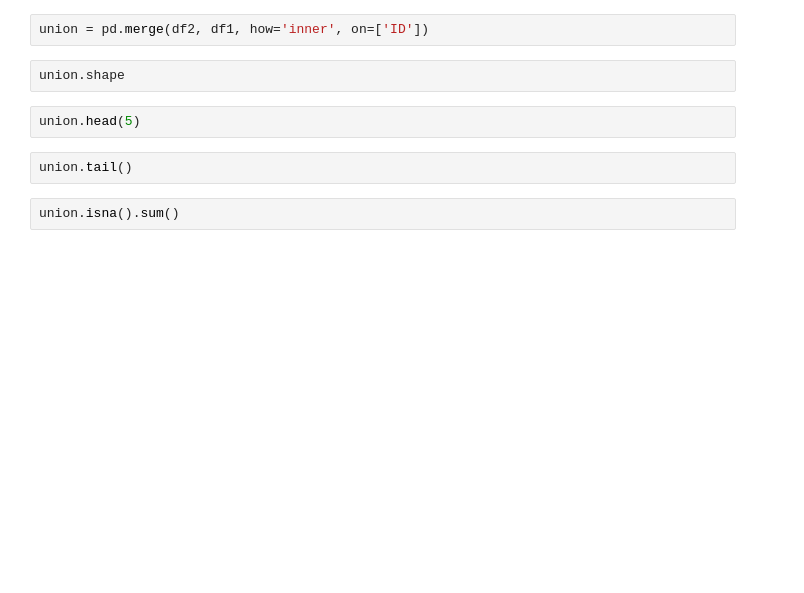
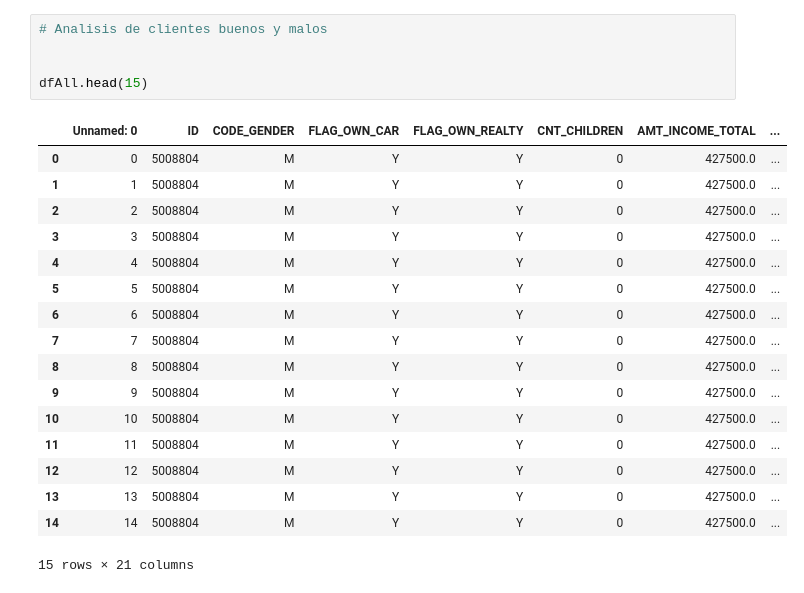
Before and after one commit to lymc33/Data_analysis_exercises, a Jupyter notebook: KPI_exercise/data_analysis.ipynb, the cells around one changed output. Cells and saved outputs as stored; diff of their text form; blank space fills up the shorter version.

```diff
--- a/KPI_exercise/data_analysis.ipynb
+++ b/KPI_exercise/data_analysis.ipynb
@@ -51,10 +6,23 @@ print( df1.shape, df2.shape )
-# %%
-union = pd.merge(df2, df1, how='inner', on=['ID'])
-# %%
-union.shape
-# %%
-union.head(5)
-# %%
-union.tail()
-# %%
-union.isna().sum()
+# %%
+# Analisis de clientes buenos y malos
+
+
+dfAll.head(15)
+# %% [output]
+|  | Unnamed: 0 | ID | CODE_GENDER | FLAG_OWN_CAR | FLAG_OWN_REALTY | CNT_CHILDREN | AMT_INCOME_TOTAL | ... |
+| 0 | 0 | 5008804 | M | Y | Y | 0 | 427500.0 | ... |
+| 1 | 1 | 5008804 | M | Y | Y | 0 | 427500.0 | ... |
+| 2 | 2 | 5008804 | M | Y | Y | 0 | 427500.0 | ... |
+| 3 | 3 | 5008804 | M | Y | Y | 0 | 427500.0 | ... |
+| 4 | 4 | 5008804 | M | Y | Y | 0 | 427500.0 | ... |
+| 5 | 5 | 5008804 | M | Y | Y | 0 | 427500.0 | ... |
+| 6 | 6 | 5008804 | M | Y | Y | 0 | 427500.0 | ... |
+| 7 | 7 | 5008804 | M | Y | Y | 0 | 427500.0 | ... |
+| 8 | 8 | 5008804 | M | Y | Y | 0 | 427500.0 | ... |
+| 9 | 9 | 5008804 | M | Y | Y | 0 | 427500.0 | ... |
+| 10 | 10 | 5008804 | M | Y | Y | 0 | 427500.0 | ... |
+| 11 | 11 | 5008804 | M | Y | Y | 0 | 427500.0 | ... |
+| 12 | 12 | 5008804 | M | Y | Y | 0 | 427500.0 | ... |
+| 13 | 13 | 5008804 | M | Y | Y | 0 | 427500.0 | ... |
+| 14 | 14 | 5008804 | M | Y | Y | 0 | 427500.0 | ... |
+15 rows × 21 columns
```
Also changed, not shown: parts of 19 cells of this notebook, 3 other files.
